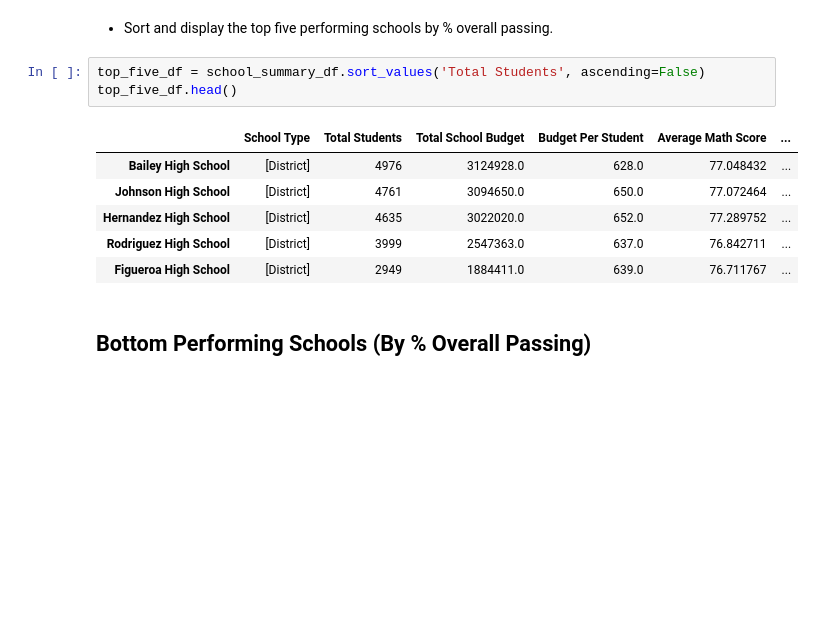
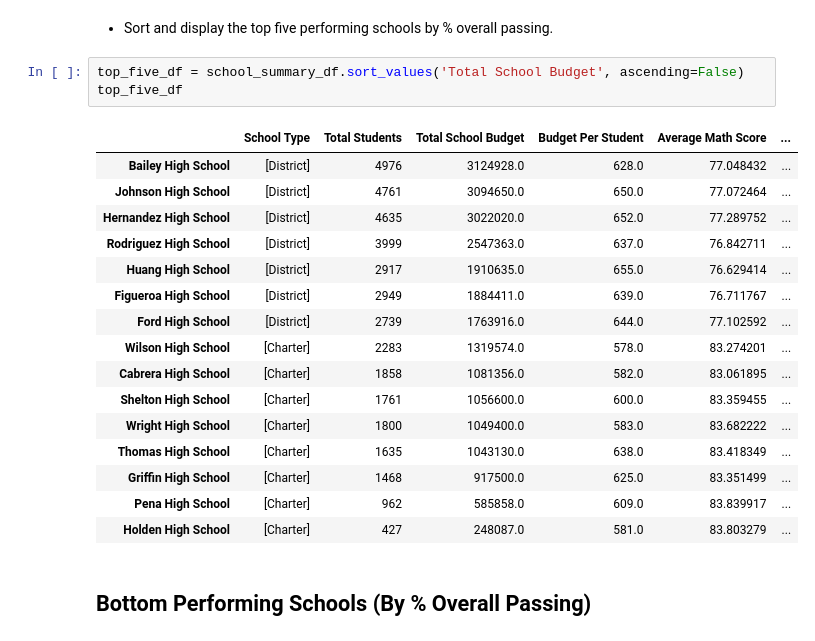
Before and after one commit to yukamara/pandas-challenge, a Jupyter notebook: PyCitySchools/PyCitySchools_starter.ipynb, the cells around one changed output. Drawn from its saved outputs; the diff is of its cells as text; blank space fills up the shorter version.

```diff
--- a/PyCitySchools/PyCitySchools_starter.ipynb
+++ b/PyCitySchools/PyCitySchools_starter.ipynb
@@ -182,15 +182,25 @@ school_summary_df
 # %% [markdown]
 * Sort and display the top five performing schools by % overall passing.
 # %%
-top_five_df = school_summary_df.sort_values('Total Students', ascending=False)
-top_five_df.head()
+top_five_df = school_summary_df.sort_values('Total School Budget', ascending=False)
+top_five_df
 # %% [output]
 |  | School Type | Total Students | Total School Budget | Budget Per Student | Average Math Score | ... |
 | Bailey High School | [District] | 4976 | 3124928.0 | 628.0 | 77.048432 | ... |
 | Johnson High School | [District] | 4761 | 3094650.0 | 650.0 | 77.072464 | ... |
 | Hernandez High School | [District] | 4635 | 3022020.0 | 652.0 | 77.289752 | ... |
 | Rodriguez High School | [District] | 3999 | 2547363.0 | 637.0 | 76.842711 | ... |
+| Huang High School | [District] | 2917 | 1910635.0 | 655.0 | 76.629414 | ... |
 | Figueroa High School | [District] | 2949 | 1884411.0 | 639.0 | 76.711767 | ... |
+| Ford High School | [District] | 2739 | 1763916.0 | 644.0 | 77.102592 | ... |
+| Wilson High School | [Charter] | 2283 | 1319574.0 | 578.0 | 83.274201 | ... |
+| Cabrera High School | [Charter] | 1858 | 1081356.0 | 582.0 | 83.061895 | ... |
+| Shelton High School | [Charter] | 1761 | 1056600.0 | 600.0 | 83.359455 | ... |
+| Wright High School | [Charter] | 1800 | 1049400.0 | 583.0 | 83.682222 | ... |
+| Thomas High School | [Charter] | 1635 | 1043130.0 | 638.0 | 83.418349 | ... |
+| Griffin High School | [Charter] | 1468 | 917500.0 | 625.0 | 83.351499 | ... |
+| Pena High School | [Charter] | 962 | 585858.0 | 609.0 | 83.839917 | ... |
+| Holden High School | [Charter] | 427 | 248087.0 | 581.0 | 83.803279 | ... |
 # %% [markdown]
 ## Bottom Performing Schools (By % Overall Passing)
 # %% [markdown]
```
Also changed, not shown: parts of 5 cells of this notebook.
